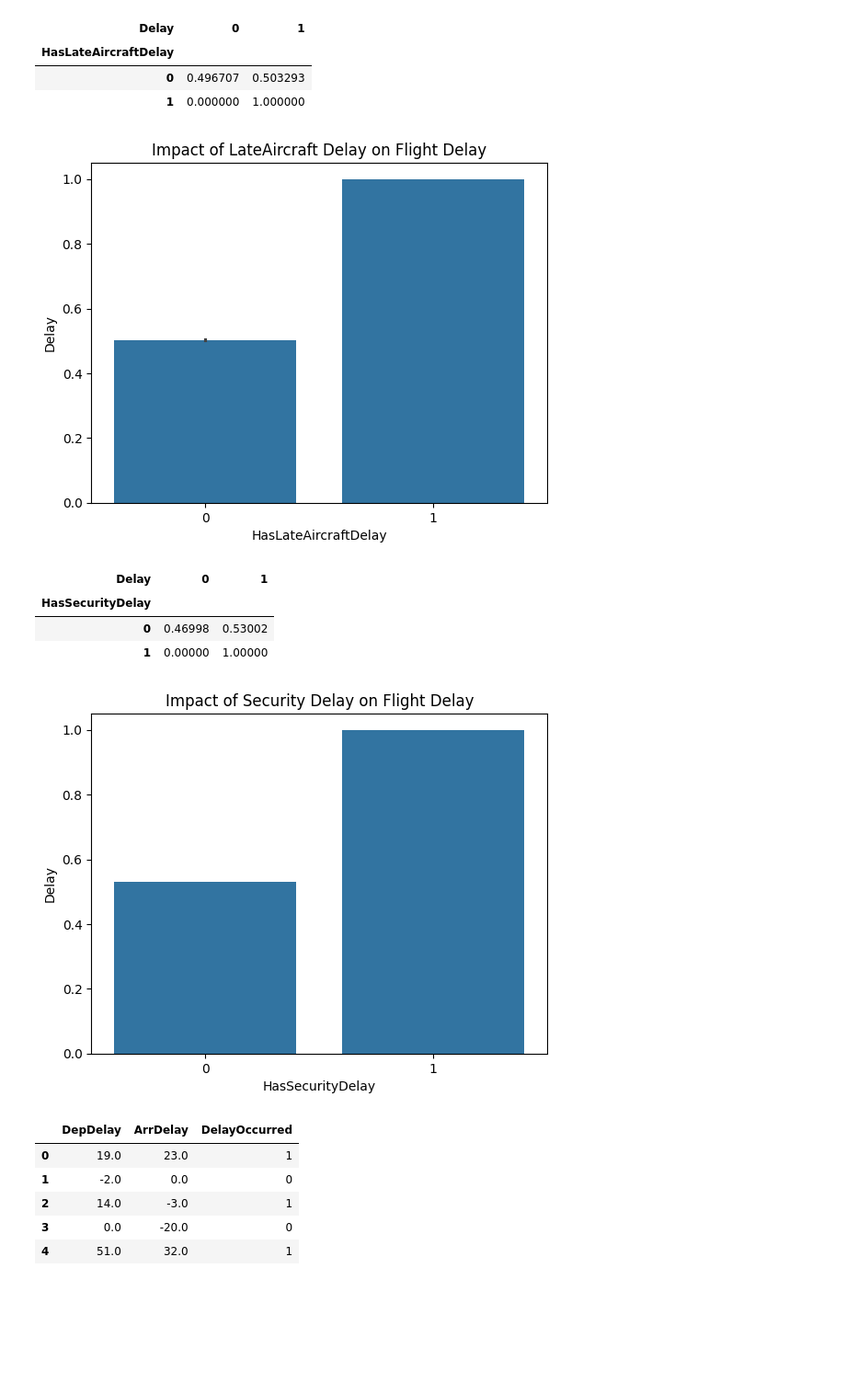
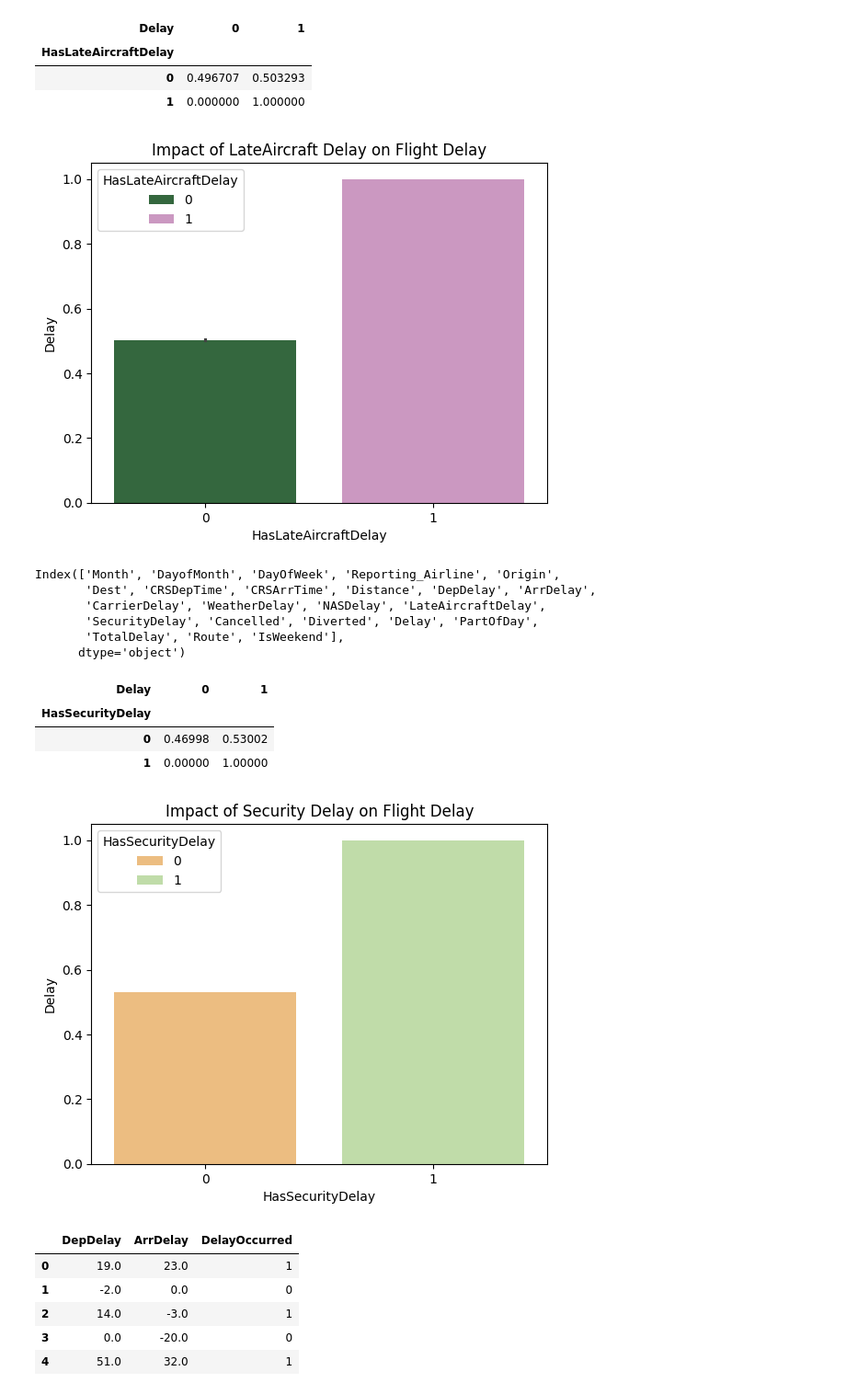
Before and after one commit to AnnikaBoodoosingh/COMP3610-Project, a Jupyter notebook: feature_selection.ipynb, the cells around one changed output. Shown at 92% size. Cells and saved outputs as stored; diff of their text form; code cells hidden in the pictures; blank space fills up the shorter version.

```diff
--- a/feature_selection.ipynb
+++ b/feature_selection.ipynb
@@ -5,16 +33,11 @@ This notebook explores the dataset's columns which provide specific flight detai
 # %%
-import pandas as pd
-
-# Load your dataset
-df = pd.read_csv("cleaned_flight_data.csv", encoding="ISO-8859-1", low_memory=False)
-
 # ---- Step 1: Basic Feature Selection ----
 # Pick only useful columns and make a copy to avoid SettingWithCopyWarning
 df_selected = df[[
     'Month', 'DayofMonth', 'DayOfWeek', 'Reporting_Airline',
     'Origin', 'Dest', 'CRSDepTime', 'CRSArrTime',
     'Distance', 'DepDelay', 'ArrDelay',
-    'CarrierDelay', 'WeatherDelay', 'NASDelay', 'LateAircraftDelay',
+    'CarrierDelay', 'WeatherDelay', 'NASDelay', 'LateAircraftDelay', 'SecurityDelay',
     'Cancelled', 'Diverted'
 ]].copy()
 
@@ -158,14 +181,23 @@ pd.crosstab(df_selected['HasLateAircraftDelay'], df_selected['Delay'], normalize
 import seaborn as sns
 import matplotlib.pyplot as plt
 
-sns.barplot(x='HasLateAircraftDelay', y='Delay', data=df_selected)
+sns.barplot(x='HasLateAircraftDelay', y='Delay', data=df_selected, palette='cubehelix', hue='HasLateAircraftDelay')
 plt.title('Impact of LateAircraft Delay on Flight Delay')
 plt.show()
 # %% [output]
-[figure, old version]
+[figure, new version]
+# %%
+df_selected.columns
+# %% [output]
+Index(['Month', 'DayofMonth', 'DayOfWeek', 'Reporting_Airline', 'Origin',
+       'Dest', 'CRSDepTime', 'CRSArrTime', 'Distance', 'DepDelay', 'ArrDelay',
+       'CarrierDelay', 'WeatherDelay', 'NASDelay', 'LateAircraftDelay',
+       'SecurityDelay', 'Cancelled', 'Diverted', 'Delay', 'PartOfDay',
+       'TotalDelay', 'Route', 'IsWeekend'],
+      dtype='object')
 # %%
 # Step 1: Select the needed columns and make a copy to avoid SettingWithCopyWarning
-df_selected = df[['SecurityDelay', 'Delay']].copy()
+df_selected = df_selected[['SecurityDelay', 'Delay']].copy()
 
 # Create a new column if needed
 df_selected['HasSecurityDelay'] = (df_selected['SecurityDelay'] > 0).astype(int)
@@ -180,12 +212,12 @@ pd.crosstab(df_selected['HasSecurityDelay'], df_selected['Delay'], normalize='in
 # %%
 import seaborn as sns
 import matplotlib.pyplot as plt
 
-sns.barplot(x='HasSecurityDelay', y='Delay', data=df_selected)
+sns.barplot(x='HasSecurityDelay', y='Delay', data=df_selected, palette='Spectral', hue='HasSecurityDelay')
 plt.title('Impact of Security Delay on Flight Delay')
 plt.show()
 # %% [output]
-[figure, old version]
+[figure, new version]
 # %%
 import pandas as pd
 import seaborn as sns
```
Also changed, not shown: parts of 14 cells of this notebook, 1 other file.
